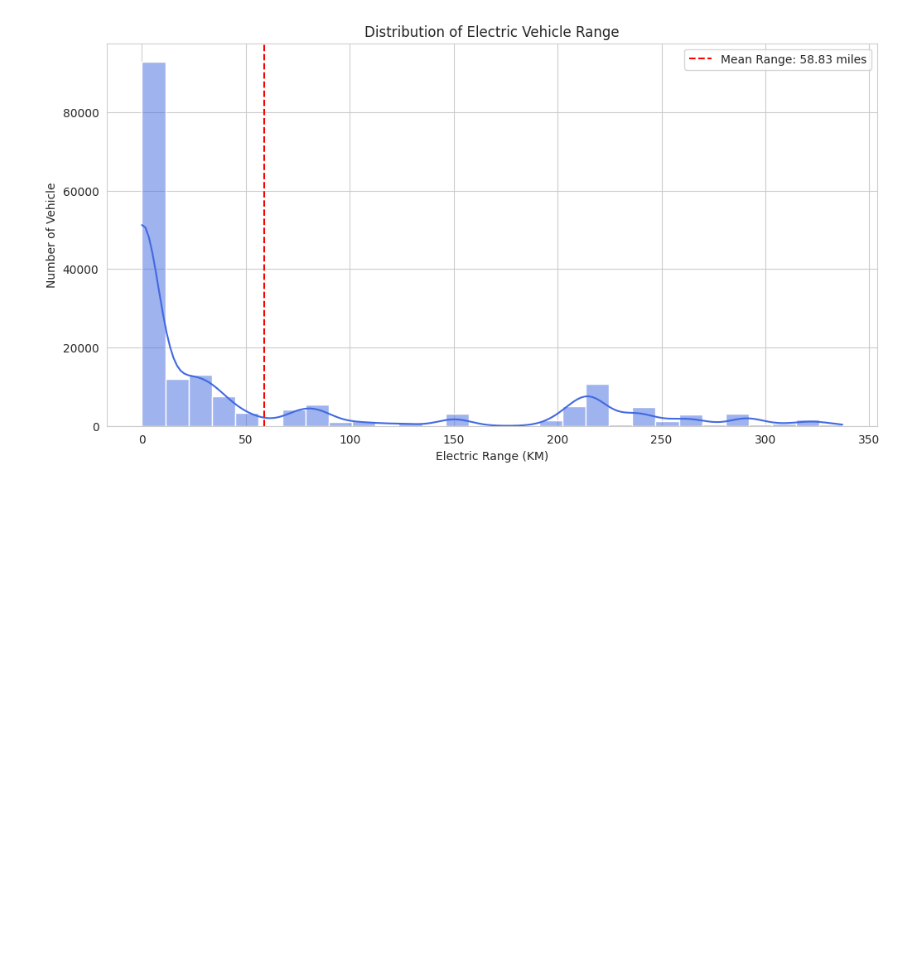
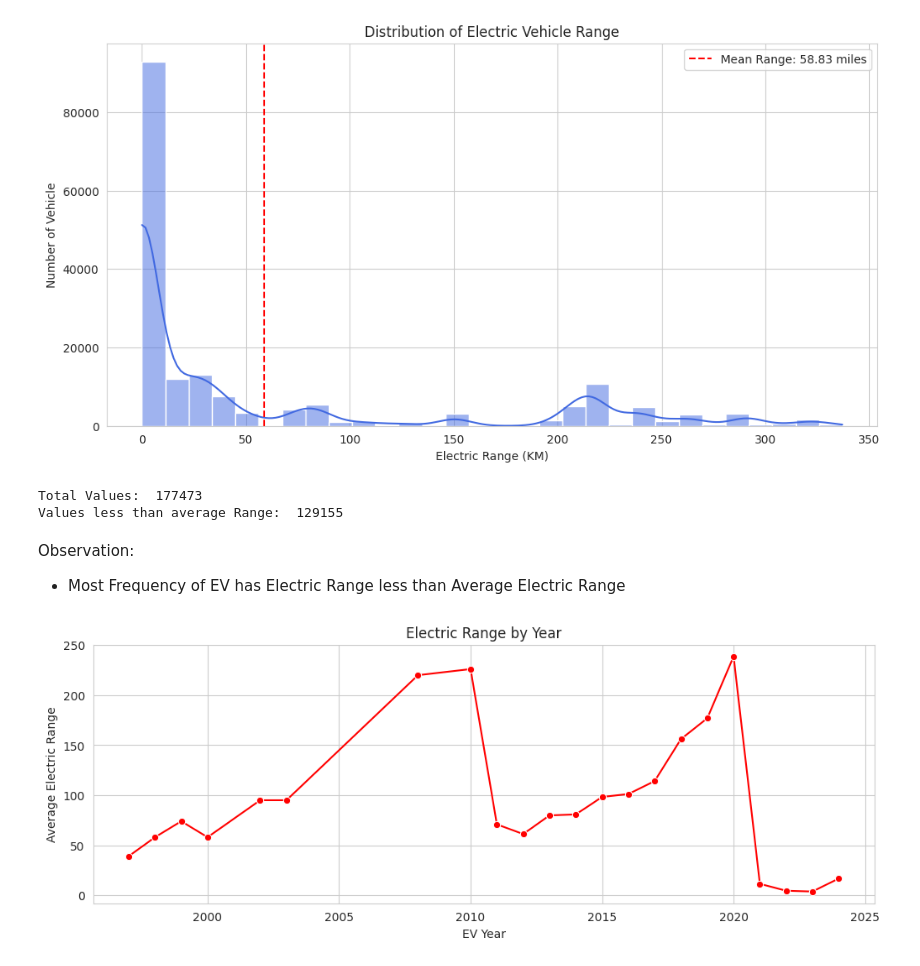
Before and after one commit to KrishKanojia/Data-Science-Practice, a Jupyter notebook: Electric_Vehicles_Market_Size_Analysis.ipynb, the cells around one changed output. Drawn from its saved outputs; the diff is of its cells as text; code cells hidden in the pictures; blank space fills up the shorter version.

```diff
--- a/Electric_Vehicles_Market_Size_Analysis.ipynb
+++ b/Electric_Vehicles_Market_Size_Analysis.ipynb
@@ -185,3 +185,23 @@ plt.legend()
 plt.show()
 # %% [output]
 [figure]
+# %%
+print("Total Values: ", len(df))
+print("Values less than average Range: ", len(df[df['Electric Range'] <= df['Electric Range'].mean()]))
+# %% [output]
+Total Values:  177473
+Values less than average Range:  129155
+# %% [markdown]
+Observation:
+- Most Frequency of EV has Electric Range less than Average Electric Range
+# %%
+average_range_by_year = df.groupby('Model Year')['Electric Range'].mean()
+# print(average_range_by_year)
+plt.figure(figsize=(12, 4))
+sns.lineplot(x=average_range_by_year.index, y=average_range_by_year.values, marker='o', color='red')
+plt.title("Electric Range by Year")
+plt.xlabel("EV Year")
+plt.ylabel("Average Electric Range")
+plt.show()
+# %% [output]
+[figure, added]
```
Also changed, not shown: parts of 4 cells of this notebook.
